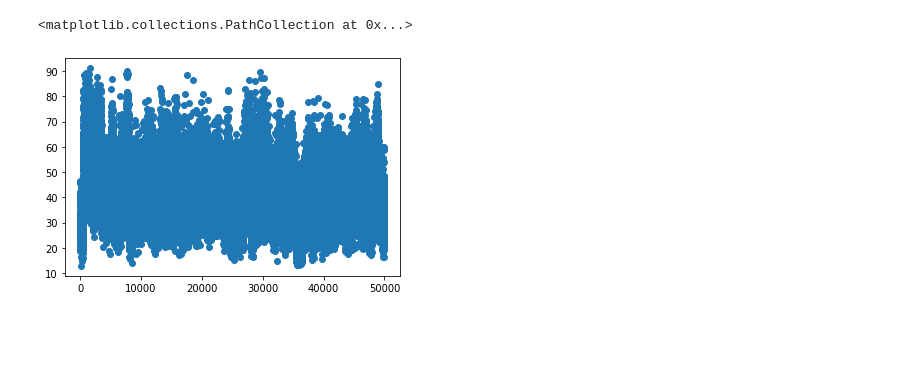
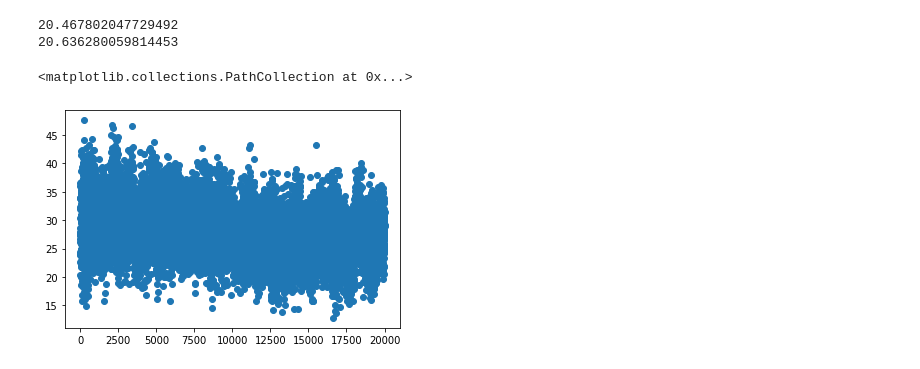
Before and after one commit to lakeeye1220/DFCIL, a Jupyter notebook: visualize_fakehkd.ipynb, the cells around one changed output. Saved outputs shown, nothing was run; the diff lists cells and outputs as text; code cells hidden in the pictures; blank space fills up the shorter version.

```diff
--- a/visualize_fakehkd.ipynb
+++ b/visualize_fakehkd.ipynb
@@ -183,7 +171,29 @@ shuffled_indices=torch.cat(shuffled_indices)
+# %%
+print(shuffled_logits[00000:10000,00:20].norm(p=2,dim=1).mean(dim=0).item())
+print(shuffled_logits[10000:20000,00:20].norm(p=2,dim=1).mean(dim=0).item())
+
+# print(shuffled_logits[00000:10000,20:40].norm(p=2,dim=1).mean(dim=0).item())
+# print(shuffled_logits[10000:20000,20:40].norm(p=2,dim=1).mean(dim=0).item())
+# print(shuffled_logits[20000:30000,20:40].norm(p=2,dim=1).mean(dim=0).item())
+
+# print(shuffled_logits[00000:10000,40:60].norm(p=2,dim=1).mean(dim=0).item())
+# print(shuffled_logits[10000:20000,40:60].norm(p=2,dim=1).mean(dim=0).item())
+# print(shuffled_logits[20000:30000,40:60].norm(p=2,dim=1).mean(dim=0).item())
+# print(shuffled_logits[30000:40000,40:60].norm(p=2,dim=1).mean(dim=0).item())
+
+# print(shuffled_logits[00000:10000,60:80].norm(p=2,dim=1).mean(dim=0).item())
+# print(shuffled_logits[10000:20000,60:80].norm(p=2,dim=1).mean(dim=0).item())
+# print(shuffled_logits[20000:30000,60:80].norm(p=2,dim=1).mean(dim=0).item())
+# print(shuffled_logits[30000:40000,60:80].norm(p=2,dim=1).mean(dim=0).item())
+# print(shuffled_logits[40000:50000,60:80].norm(p=2,dim=1).mean(dim=0).item())
+# %% [output]
+20.467802047729492
+20.636280059814453
 # %%
 
 plt.figure()
-plt.scatter(np.arange(0,50000),scores[shuffled_indices].cpu().numpy())
+plt.scatter(np.arange(0,20000),shuffled_logits[:20000,:20].norm(p=2,dim=1).cpu().numpy())
+# plt.close()
 # %% [output]
 <matplotlib.collections.PathCollection at 0x...>
-[figure, old version]
+[figure, new version]
```
Also changed, not shown: parts of 9 cells of this notebook.
